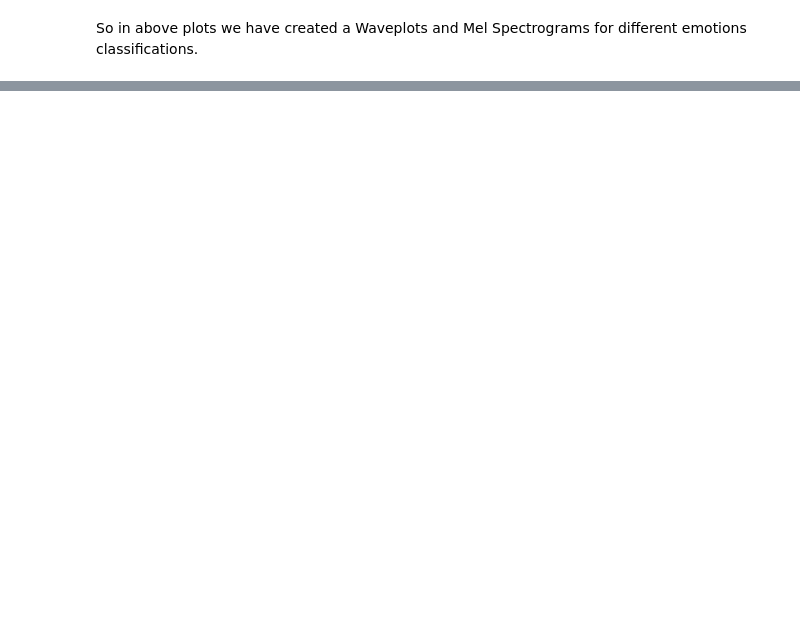
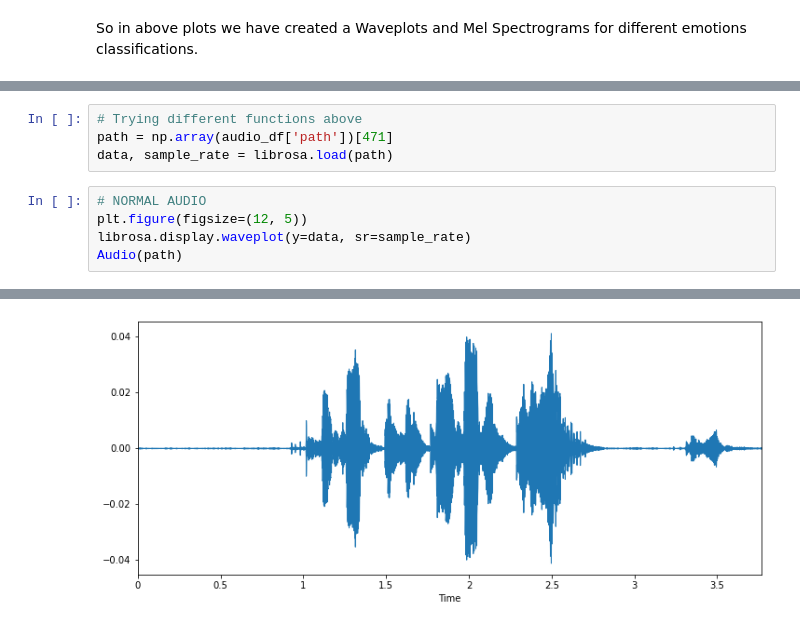
Before and after one commit to Tanjul5/Speech-Emotion-Recognition, a Jupyter notebook: Speech_Emotion_Recognition.ipynb, the cells around one changed output, grey strips where cells are left out. Saved outputs shown, nothing was run; the diff lists cells and outputs as text; blank space fills up the shorter version.

```diff
--- a/Speech_Emotion_Recognition.ipynb
+++ b/Speech_Emotion_Recognition.ipynb
@@ -225,0 +310,10 @@ So in above plots we have created a Waveplots and Mel Spectrograms for different
+# %%
+# Trying different functions above
+path = np.array(audio_df['path'])[471]
+data, sample_rate = librosa.load(path)
+# %%
+# NORMAL AUDIO
+plt.figure(figsize=(12, 5))
+librosa.display.waveplot(y=data, sr=sample_rate)
+Audio(path)
+# %% [output]
@@ -225,0 +321 @@ So in above plots we have created a Waveplots and Mel Spectrograms for different
+[figure, added]
```
Also changed, not shown: parts of 17 cells of this notebook.
